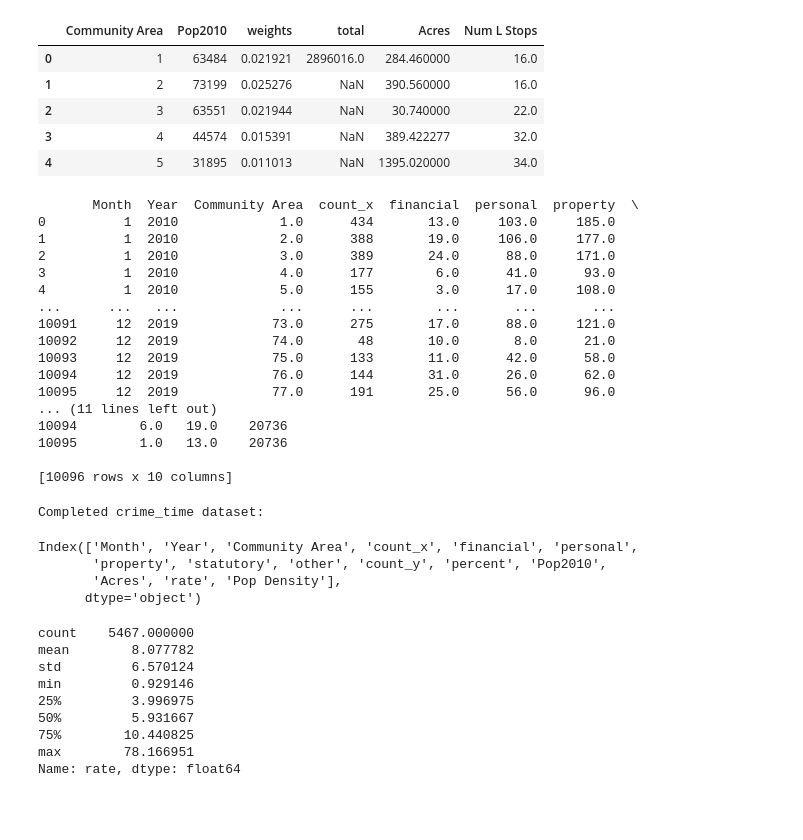
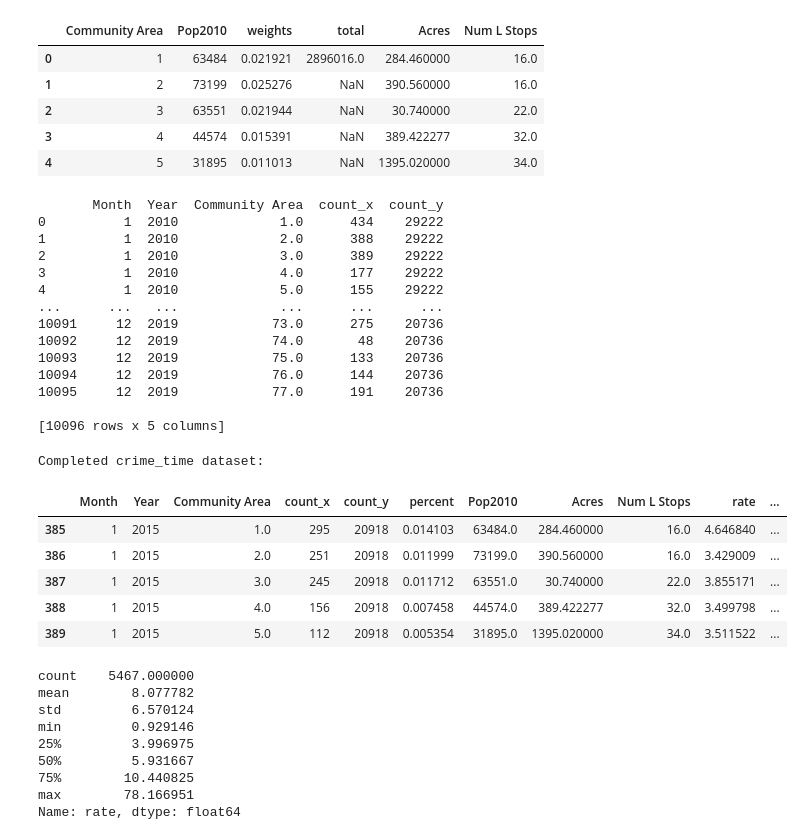
Before and after one commit to a-matai/datasiensgrup, a Jupyter notebook: src/linear_regression.ipynb, the cells around one changed output. Cells and saved outputs as stored; diff of their text form; code cells hidden in the pictures; blank space fills up the shorter version.

```diff
--- a/src/linear_regression.ipynb
+++ b/src/linear_regression.ipynb
@@ -116,18 +117,19 @@ crime_CA = crime1.copy()
 crime1.set_index('Year')
 
 #add the total number of crime per neighborhood per month per year as well as a column
-crime2 = crime1.groupby(['Year','Month','Community Area', 'type']).agg(count = ('Community Area','count'))
+crime2 = crime1.groupby(['Year','Month','Community Area']).agg(count = ('Community Area','count'))
+# crime2 = crime1.groupby(['Year','Month','Community Area', 'type']).agg(count = ('Community Area','count'))
 crime3 = crime2.reset_index()
 
 #add the division of the types of crimes as a new column per neighborhood per year per month
-crime3["financial"] = crime3[crime3["type"] == "FINANCIAL"]["count"]
-crime3["personal"] = crime3[crime3["type"] == "PERSONAL"]["count"]
-crime3["property"] = crime3[crime3["type"] == "PROPERTY"]["count"]
-crime3["statutory"] = crime3[crime3["type"] == "STATUTORY"]["count"]
-crime3["other"] = crime3[crime3["type"] == "Other"]["count"]
-crime3 = crime3.fillna(0)
+# crime3["financial"] = crime3[crime3["type"] == "FINANCIAL"]["count"]
+# crime3["personal"] = crime3[crime3["type"] == "PERSONAL"]["count"]
+# crime3["property"] = crime3[crime3["type"] == "PROPERTY"]["count"]
+# crime3["statutory"] = crime3[crime3["type"] == "STATUTORY"]["count"]
+# crime3["other"] = crime3[crime3["type"] == "Other"]["count"]
+# crime3 = crime3.fillna(0)
 
-crime3.drop(columns=['type', 'count'])
+# crime3.drop(columns=['type', 'count'])
 df2 = crime3.groupby(['Month','Year','Community Area']).sum()
 df2 = df2.reset_index()
 
@@ -138,25 +140,23 @@ tot = totals.reset_index()
 # print(tot)
 
 wow_crimes = pd.merge(df2, tot, left_on=['Year','Month'], right_on=['Year', 'Month'], how = 'left')
+
 print(wow_crimes)
 # %% [output]
-       Month  Year  Community Area  count_x  financial  personal  property  \
-0          1  2010             1.0      434       13.0     103.0     185.0
-1          1  2010             2.0      388       19.0     106.0     177.0
-2          1  2010             3.0      389       24.0      88.0     171.0
-3          1  2010             4.0      177        6.0      41.0      93.0
-4          1  2010             5.0      155        3.0      17.0     108.0
-...      ...   ...             ...      ...        ...       ...       ...
-10091     12  2019            73.0      275       17.0      88.0     121.0
-10092     12  2019            74.0       48       10.0       8.0      21.0
-10093     12  2019            75.0      133       11.0      42.0      58.0
-10094     12  2019            76.0      144       31.0      26.0      62.0
-10095     12  2019            77.0      191       25.0      56.0      96.0
-... (11 lines left out)
-10094        6.0   19.0    20736
-10095        1.0   13.0    20736
+       Month  Year  Community Area  count_x  count_y
+0          1  2010             1.0      434    29222
+1          1  2010             2.0      388    29222
+2          1  2010             3.0      389    29222
+3          1  2010             4.0      177    29222
+4          1  2010             5.0      155    29222
+...      ...   ...             ...      ...      ...
+10091     12  2019            73.0      275    20736
+10092     12  2019            74.0       48    20736
+10093     12  2019            75.0      133    20736
+10094     12  2019            76.0      144    20736
+10095     12  2019            77.0      191    20736
 
-[10096 rows x 10 columns]
+[10096 rows x 5 columns]
 # %%
 '''
 Calculate crime rate to be number of crimes, per neighborhood each month of each year, per 1,000 people.
@@ -169,43 +169,56 @@ we normalize to the minimum and the maximum of the crime rates.
 
 # Calculate the percent of total crime in the
 wow_crimes['percent'] = wow_crimes['count_x']/wow_crimes['count_y']
 
 #Calculate crime rate as crime per 1.000 people (Number of Crime per 1000 people)
-wow_crimes = pd.merge(wow_crimes,conditions[['Community Area','Pop2010', 'Acres']],on=['Community Area'], how = 'left')
+wow_crimes = pd.merge(wow_crimes,conditions[['Community Area','Pop2010', 'Acres', 'Num L Stops']],on=['Community Area'], how = 'left')
 wow_crimes['rate'] = 1000 * wow_crimes['count_x'] / wow_crimes['Pop2010']
 
 #Pop Density (Number of People Per Acre of Land)
+
+'''
+NEED TO USE THE AREA OF THE NEIGHBORHOOD INSTEAD OF THE GREENSPACE
+'''
 wow_crimes['Pop Density'] = wow_crimes['Pop2010'] / wow_crimes['Acres']
 print("\nCompleted crime_time dataset:\n")
 
 # create indicator for seasonality, each month of crime rate
-month_encode = pd.get_dummies(wow_crimes.Month, prefix='Month')
+# month_encode = pd.get_dummies(wow_crimes.Month, prefix='Month')
 
-new_crime = pd.concat([wow_crimes, month_encode], axis=1)
+# new_crime = pd.concat([wow_crimes, month_encode], axis=1)
+
+# fill zeros where necessary
+wow_crimes['Num L Stops'] = wow_crimes['Num L Stops'].fillna(0)
+
+# use sin transform for seasonality of month
+wow_crimes["month_transform"] = wow_crimes['Month'].map(lambda x : math.sin(x/12))
+
 # lockdown was march-may 2020
 
 def is_lockdown(row):
     if 3 <= row["Month"] <= 5 and row["Year"] == 2020:
         return 1
     return 0
 
 # TO DO: scale population density and acres
 # wow_crimes['Pop Density'] = min_max_scaler.fit_transform(wow_crimes['Pop Density'])
 # wow_crimes['Acres'] = min_max_scaler.fit_transform(wow_crimes['Acres'])
 
 
-new_crime = new_crime.assign(lockdown = new_crime.apply(is_lockdown, axis = 1))
+wow_crimes = wow_crimes.assign(lockdown = wow_crimes.apply(is_lockdown, axis = 1))
 # we will only be using data from 2015 onwards, to ignore the overal historical effect!
-new_crime = new_crime[new_crime['Year'] >= 2015]
+new_crime = wow_crimes[wow_crimes['Year'] >= 2015]
 
 pd.DataFrame.head(new_crime)
-wow_crimes.columns
+# wow_crimes.columns
 # %% [output]
 Completed crime_time dataset:
-Index(['Month', 'Year', 'Community Area', 'count_x', 'financial', 'personal',
-       'property', 'statutory', 'other', 'count_y', 'percent', 'Pop2010',
-       'Acres', 'rate', 'Pop Density'],
-      dtype='object')
+|  | Month | Year | Community Area | count_x | count_y | percent | Pop2010 | Acres | Num L Stops | rate | ... |
+| 385 | 1 | 2015 | 1.0 | 295 | 20918 | 0.014103 | 63484.0 | 284.460000 | 16.0 | 4.646840 | ... |
+| 386 | 1 | 2015 | 2.0 | 251 | 20918 | 0.011999 | 73199.0 | 390.560000 | 16.0 | 3.429009 | ... |
+| 387 | 1 | 2015 | 3.0 | 245 | 20918 | 0.011712 | 63551.0 | 30.740000 | 22.0 | 3.855171 | ... |
+| 388 | 1 | 2015 | 4.0 | 156 | 20918 | 0.007458 | 44574.0 | 389.422277 | 32.0 | 3.499798 | ... |
+| 389 | 1 | 2015 | 5.0 | 112 | 20918 | 0.005354 | 31895.0 | 1395.020000 | 34.0 | 3.511522 | ... |
 # %%
 # In order to classify logistic regression rate as
 # We look at overall statistics and trend of rate
```
Also changed, not shown: parts of 9 cells of this notebook.
